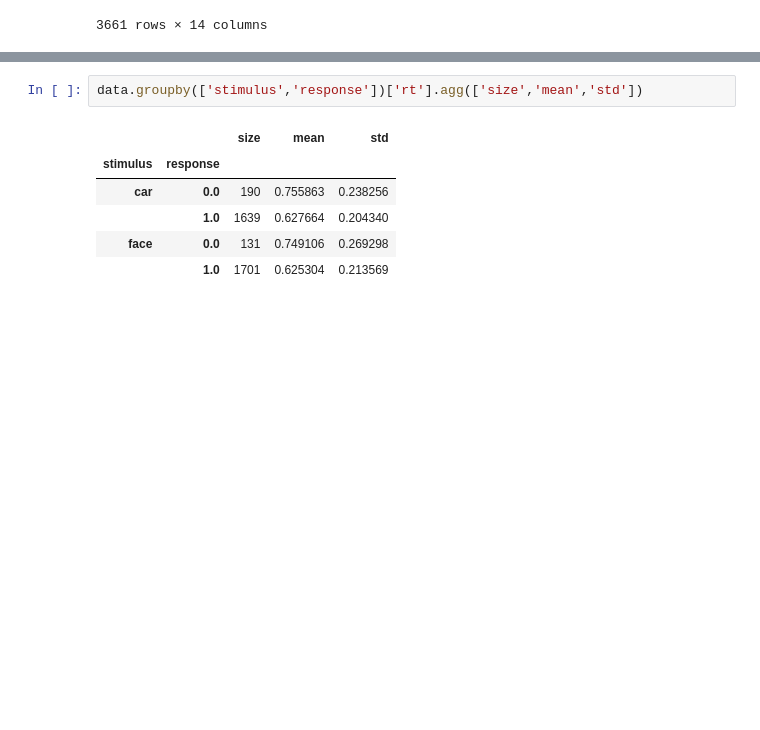
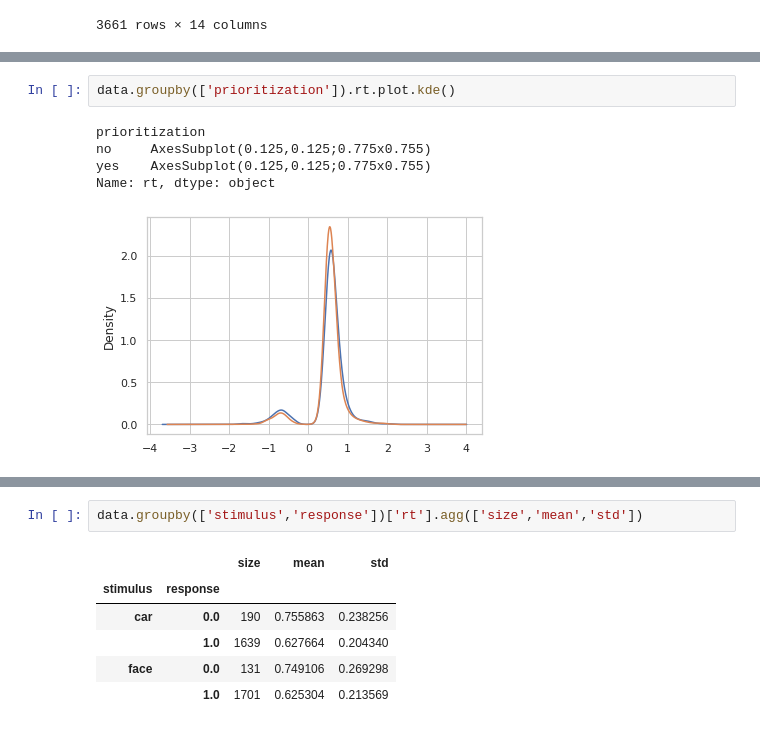
Before and after one commit to Yikang1020/Central-parietal-positive, a Jupyter notebook: 2_Study/2_4_Analysis/2_4_2_Scripts/Check_data.ipynb, the cells around one changed output, grey strips where cells are left out. Cells and saved outputs as stored; diff of their text form; blank space fills up the shorter version.

```diff
--- a/2_Study/2_4_Analysis/2_4_2_Scripts/Check_data.ipynb
+++ b/2_Study/2_4_Analysis/2_4_2_Scripts/Check_data.ipynb
@@ -61,0 +85,8 @@ data
+# %%
+data.groupby(['prioritization']).rt.plot.kde()
+# %% [output]
+prioritization
+no     AxesSubplot(0.125,0.125;0.775x0.755)
+yes    AxesSubplot(0.125,0.125;0.775x0.755)
+Name: rt, dtype: object
+[figure, added]
```
Also changed, not shown: parts of 10 cells of this notebook.
